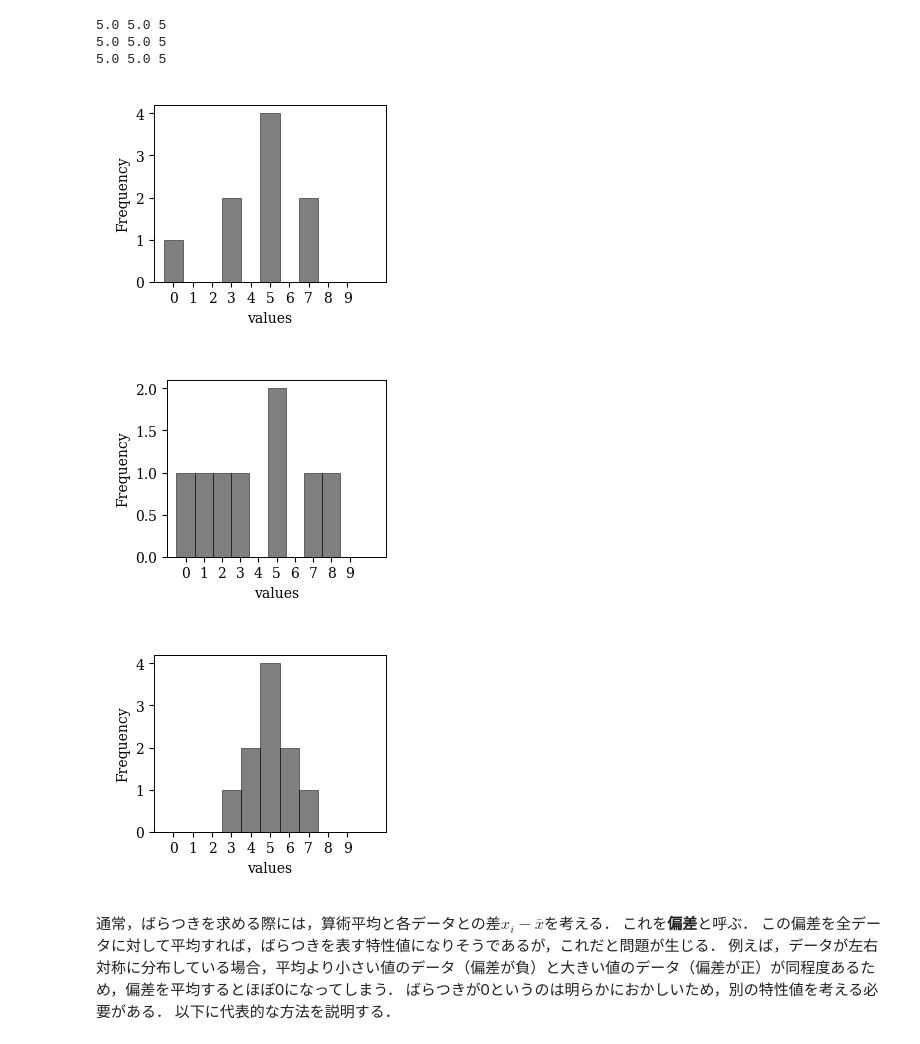
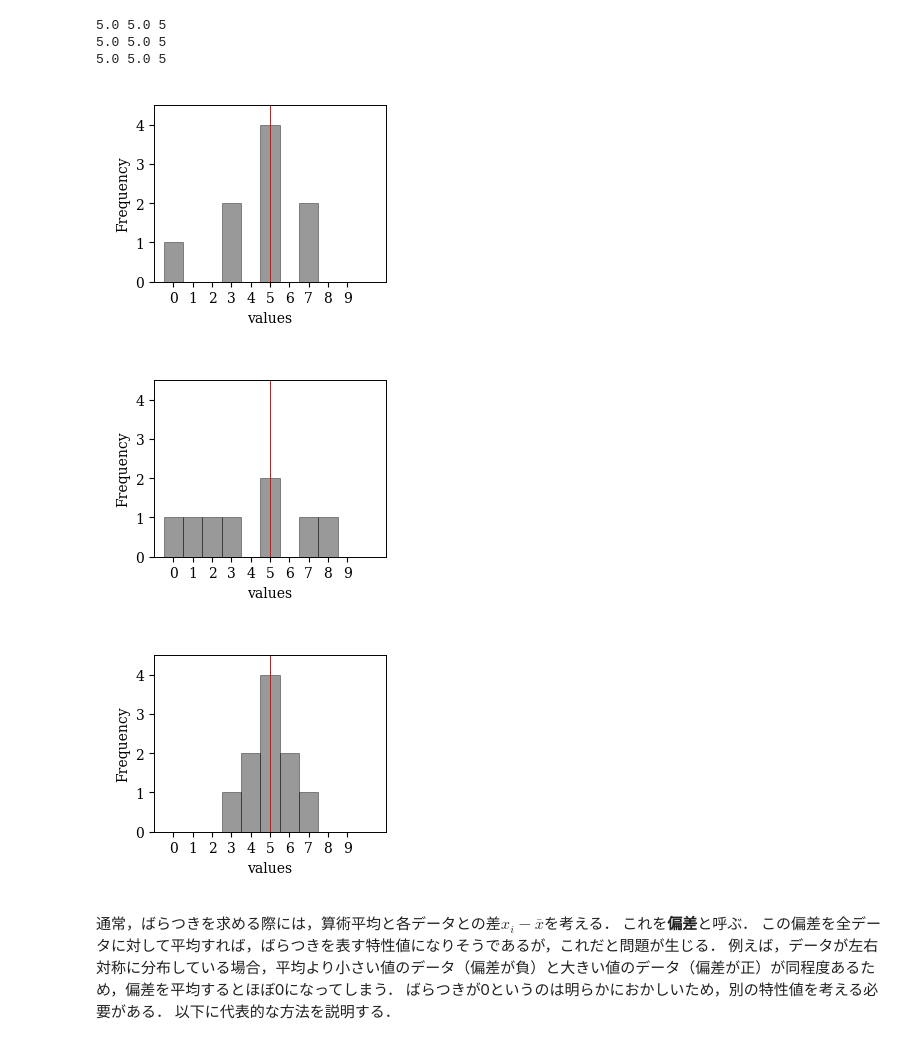
Before and after one commit to tnarizuka/Applied_Information_Processing, a Jupyter notebook: chap_2/sec_2-2/sec_2-2.ipynb, the cells around one changed output. Drawn from its saved outputs; the diff is of its cells as text; code cells hidden in the pictures.

```diff
--- a/chap_2/sec_2-2/sec_2-2.ipynb
+++ b/chap_2/sec_2-2/sec_2-2.ipynb
@@ -193,15 +194,16 @@ print(np.mean(x_C), np.median(x_C), stats.mode(x_C))
 # %%
 # 各データのヒストグラムを描く
 for x in [x_A, x_B, x_C]:
     fig, ax = plt.subplots(figsize=(3, 2.5))
-    ax.hist(x, bins=np.arange(len(x_A))-0.5, color='k', ec='k', alpha=0.5)
+    ax.plot([5, 5], [0, 100], 'r-')
+    ax.hist(x, bins=np.arange(len(x_A))-0.5, color='k', ec='k', alpha=0.4)
     ax.set_xticks(np.arange(0, 10, 1))
-    ax.set_xlim(-1, 11)
+    ax.set_xlim(-1, 11); ax.set_ylim(0, 4.5);
     ax.set(xlabel='values', ylabel='Frequency')
 # %% [output]
-[figure, old version]
+[figure, new version]
-[figure, old version]
+[figure, new version]
-[figure, old version]
+[figure, new version]
 # %% [markdown]
 通常，ばらつきを求める際には，算術平均と各データとの差$ x_{i} - \bar{x} $を考える．
 これを**偏差**と呼ぶ．
```
Also changed, not shown: parts of 2 cells of this notebook, 12 other files.
